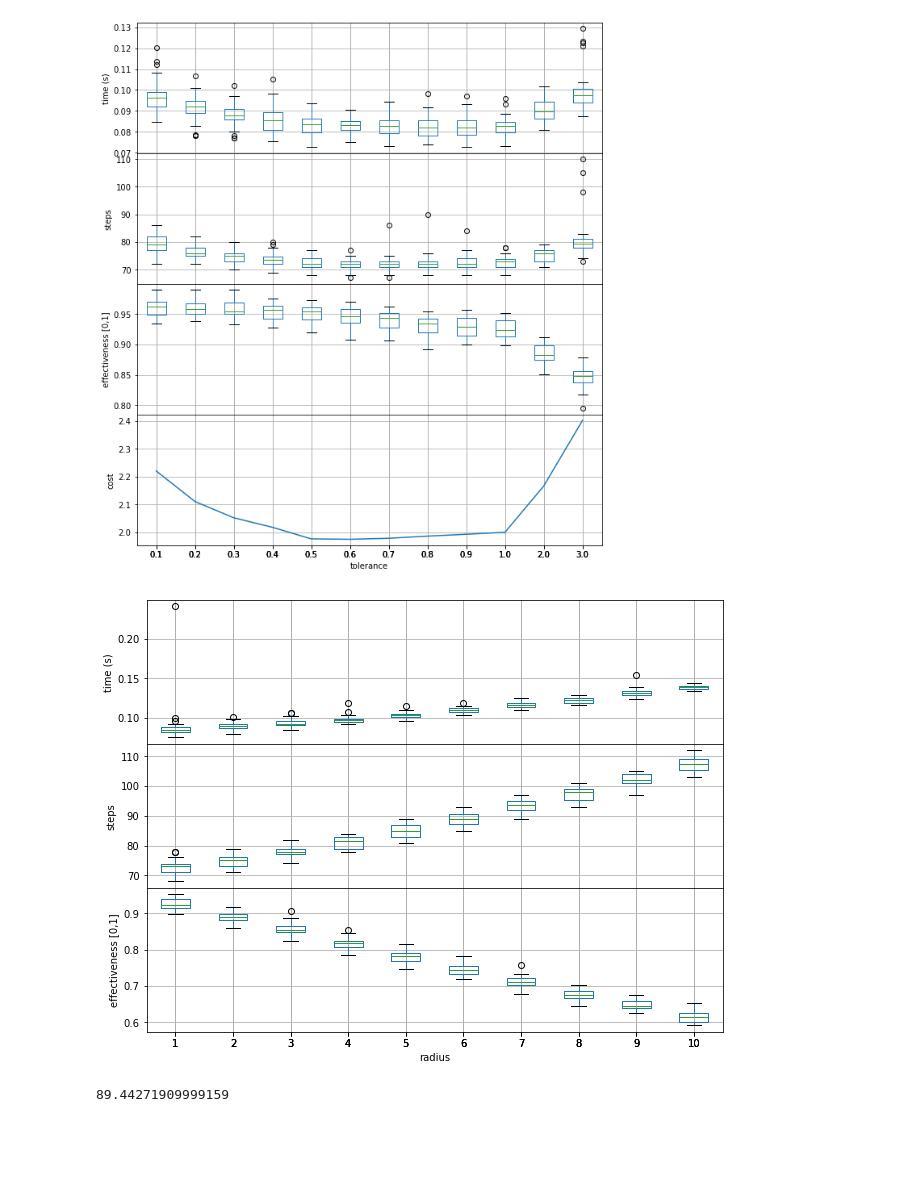
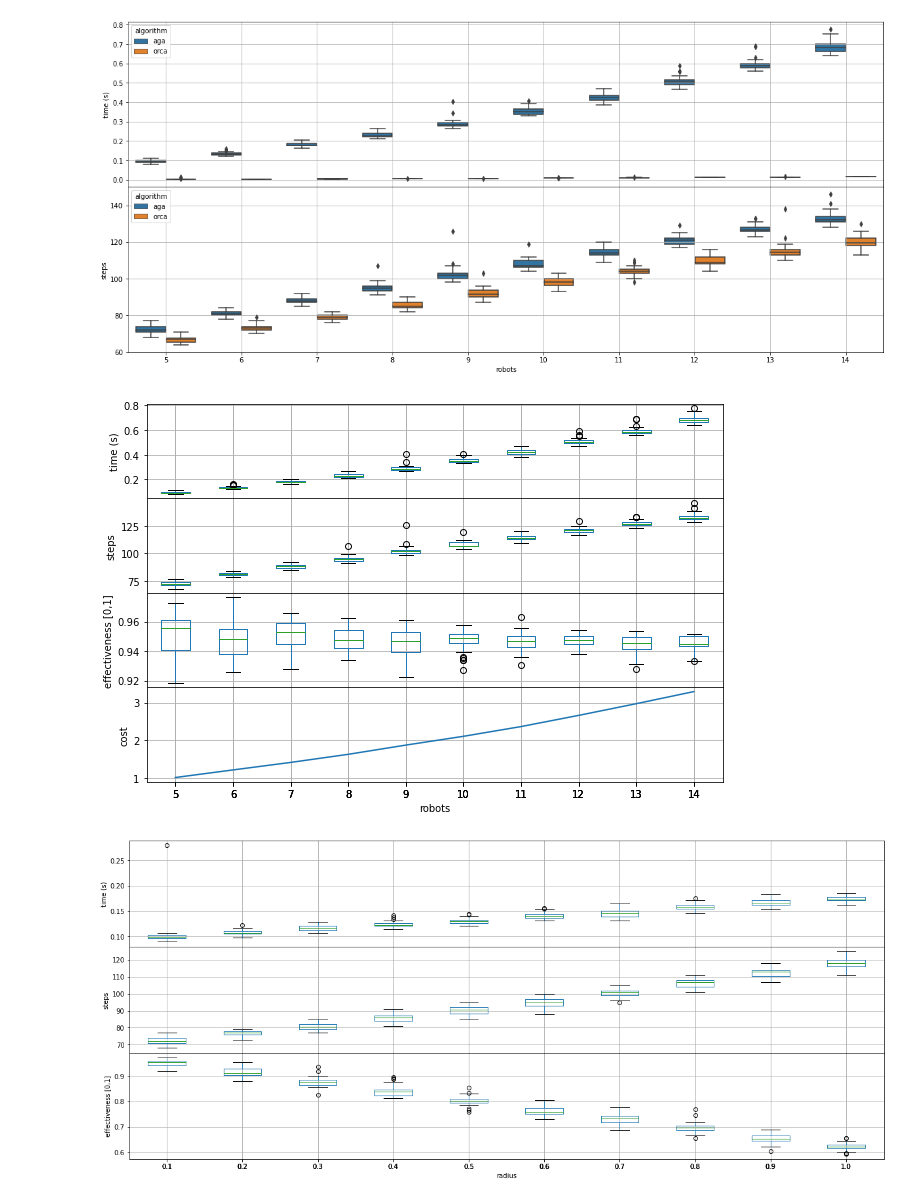
Before and after one commit to pepeleduin/Collision-Avoidance-Algorithms-in-2D-using-Voronoi-Diagrams, a Jupyter notebook: results.ipynb, the cells around one changed output. Saved outputs shown, nothing was run; the diff lists cells and outputs as text; code cells hidden in the pictures; blank space fills up the shorter version.

Commit message:
Added figures and data with parameter perfomance

```diff
--- a/results.ipynb
+++ b/results.ipynb
@@ -7,12 +35,41 @@ import math
 # %%
 path_data = "/home/leduin/Escritorio/Tesis/Resultados/Datos/"
-algorithm = "rhc"
-parameter = "radius"
+algorithm = "aga"
+parameter = "robots"
 path_fig  = "/home/leduin/Escritorio/Tesis/Resultados/Imagenes/"
+algorithm1 = "aga"
+algorithm2 = "orca"
+# %%
+df1 = pd.read_csv(path_data+algorithm1+"/"+parameter+".csv")
+df2 = pd.read_csv(path_data+algorithm2+"/"+parameter+".csv")
+
+cdf = pd.concat([df1, df2])
+
+fig, axes = plt.subplots(2, 1, sharex=True, figsize=(20,9))
+fig.subplots_adjust(hspace=0)
+
+sns.boxplot(x=parameter, y='time', hue='algorithm', data=cdf, ax=axes[0])
+sns.boxplot(x=parameter, y='steps', hue='algorithm', data=cdf, ax=axes[1])
+
+axes[0].set_title('')
+axes[1].set_title('')
+
+axes[0].grid()
+axes[1].grid()
+
+axes[0].set_ylabel('time (s)')
+axes[1].set_ylabel('steps')
+
+plt.xlabel(parameter)
+
+fig.suptitle('')
+plt.savefig(path_fig+algorithm1+"_"+algorithm2+"_"+parameter+".svg")
+# %% [output]
+[figure, added]
 # %%
-df = pd.read_csv(path_data+algorithm+"_"+parameter+".csv")
+df = pd.read_csv(path_data+algorithm+"/"+parameter+".csv")
 
-fig, axes = plt.subplots(4, 1, sharex=True, figsize=(10,12))
+fig, axes = plt.subplots(4, 1, sharex=True, figsize=(10,7))
 fig.subplots_adjust(hspace=0)
 
 df.boxplot(column='time', by=parameter, ax=axes[0])
@@ -20,43 +77,49 @@ df.boxplot(column='steps', by=parameter, ax=axes[1])
 df.boxplot(column='effectiveness', by=parameter, ax=axes[2])
 
 x = []
 y = []
 acc_tim = df.mean()["time"]
 acc_stp = df.mean()["steps"]
 acc_eff = df.mean()["effectiveness"]
-for i in range(1,21):
-    if i < 11:
-        temp_df = df.loc[df[parameter]==round(0.1*i,2)]
-    elif i < 19:
-        temp_df = df.loc[df[parameter]==(i+1)%10]
+for i in range(1,14):
+    if (parameter == "deadlock_mov" or parameter == "movement"
+        or parameter == "tolerance"):
+        #if i < 11:
+        temp_df = df.loc[df[parameter]==round(0.01*i,2)]
+        #elif i > 10 and i < 19:
+            #temp_df = df.loc[df[parameter]==round(0.1*((i+1)%10),2)]
+    elif parameter == "robots":
+        temp_df = df.loc[df[parameter]==(i+4)]
+    else:
+        temp_df = df.loc[df[parameter]==i]
     temp_tim = temp_df.mean()["time"]
     temp_stp = temp_df.mean()["steps"]
     temp_eff = temp_df.mean()["effectiveness"]
     temp_sum = (temp_tim/acc_tim)+(temp_stp/acc_stp)+((1-temp_eff)/acc_eff)
     x.append(i)
     y.append(temp_sum)
 axes[3].plot(x,y)
 axes[3].grid()
 
 axes[0].set_title('')
 axes[1].set_title('')
 axes[2].set_title('')
 
 axes[0].set_ylabel('time (s)')
 axes[1].set_ylabel('steps')
 axes[2].set_ylabel('effectiveness [0,1]')
 axes[3].set_ylabel('cost')
 
 plt.xlabel(parameter)
 
 fig.suptitle('')
 plt.savefig(path_fig+algorithm+"_"+parameter+".svg")
 # %% [output]
-[figure, old version]
+[figure, new version]
 # %%
-df = pd.read_csv(path_data+algorithm+"_"+parameter+".csv")
+df = pd.read_csv(path_data+algorithm+"/"+parameter+".csv")
 
-fig, axes = plt.subplots(3, 1, sharex=True, figsize=(10,8))
+fig, axes = plt.subplots(3, 1, sharex=True, figsize=(20,9))
 fig.subplots_adjust(hspace=0)
 
 df.boxplot(column='time', by='radius', ax=axes[0])
@@ -76,8 +139,4 @@ plt.xlabel("radius")
 fig.suptitle('')
 plt.savefig("/home/leduin/Escritorio/Tesis/Resultados/Imagenes/aga_radius.svg")
 # %% [output]
-[figure, old version]
+[figure, new version]
-# %%
-40*math.sqrt(5)
-# %% [output]
-89.44271909999159
```
Also changed, not shown: parts of 7 cells of this notebook, 22 other files.
